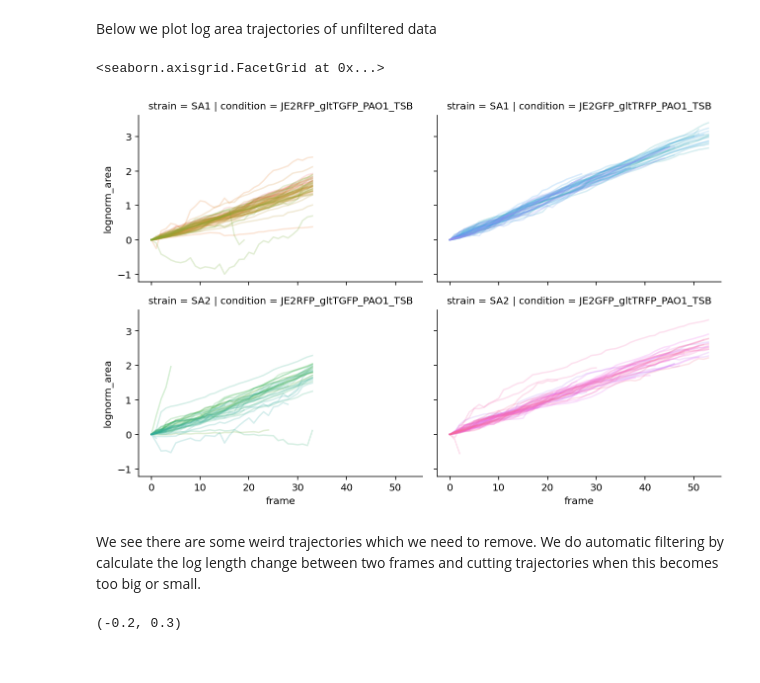
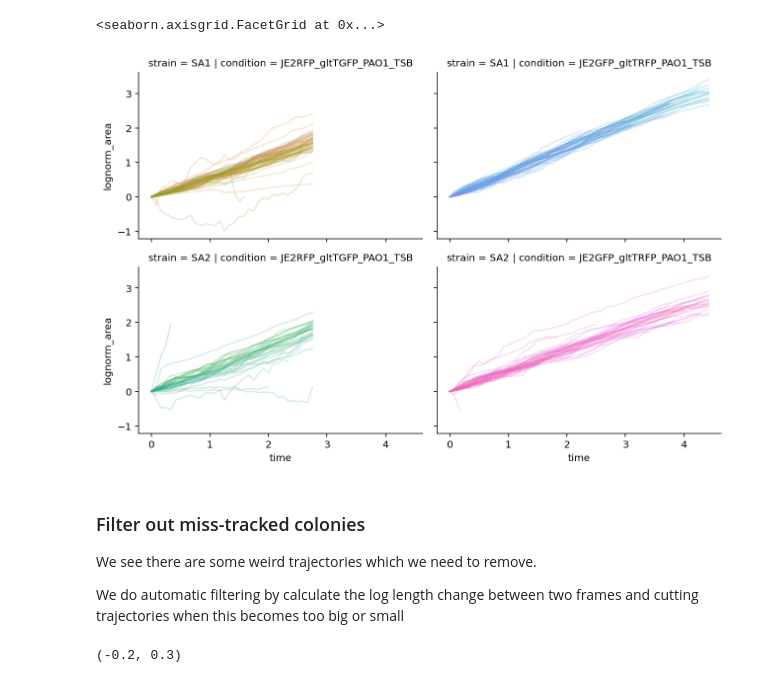
Before and after one commit to simonvanvliet/PA-SA_Agarpads, a Jupyter notebook: 2_plot_colony_growth.ipynb, the cells around one changed output. Saved outputs shown, nothing was run; the diff lists cells and outputs as text; code cells hidden in the pictures.

```diff
--- a/2_plot_colony_growth.ipynb
+++ b/2_plot_colony_growth.ipynb
@@ -63,19 +51,31 @@ to compare growth of colonies we first normalize area to 1 in first frame and th
 # %%
+#filter out PA and untracked colonies
+df = df_all.loc[(~(df_all['strain']=='PA')) & (df_all['colony_id']>=0)].copy()
+
+#add unique id
+unique_id = df['strain'].map(str) + '-' + df['pos'].map(str) + '-' + df['colony_id'].map(str)
+df['unique_id'] = unique_id
+
+#add time in hours
+df['time'] = df['frame']*dt_frames
+
 # add normalized area
 df['area'] = df['area'].astype(float)
 df['lognorm_area'] = np.log(df['area'].div(df.groupby('unique_id')['area'].transform('first')))
 df['log_area_change'] = df.groupby('unique_id')['lognorm_area'].diff(1)
+
+#plot log normalized area
+g = sns.FacetGrid(data=df, col='condition',row='strain',aspect=1.5,hue='unique_id')
+g.map_dataframe(sns.lineplot, x='time', y='lognorm_area', alpha=0.2)
+# %% [output]
+<seaborn.axisgrid.FacetGrid at 0x...>
+[figure, added]
-# %% [markdown]
-Below we plot log area trajectories of unfiltered data
-# %%
-g = sns.FacetGrid(data=df, col='condition',row='strain',aspect=1.5,hue='unique_id')
-g.map_dataframe(sns.lineplot, x='frame', y='lognorm_area', alpha=0.2)
-# %% [output]
-<seaborn.axisgrid.FacetGrid at 0x...>
-[figure, removed]
 # %% [markdown]
+### Filter out miss-tracked colonies
+
 We see there are some weird trajectories which we need to remove.
-We do automatic filtering by calculate the log length change between two frames and cutting trajectories when this becomes too big or small.
+
+We do automatic filtering by calculate the log length change between two frames and cutting trajectories when this becomes too big or small
 # %%
 sns.histplot(data=df, x='log_area_change', bins=200).set_xlim(-0.2,0.3)
 # %% [output]
```
Also changed, not shown: parts of 27 cells of this notebook.
